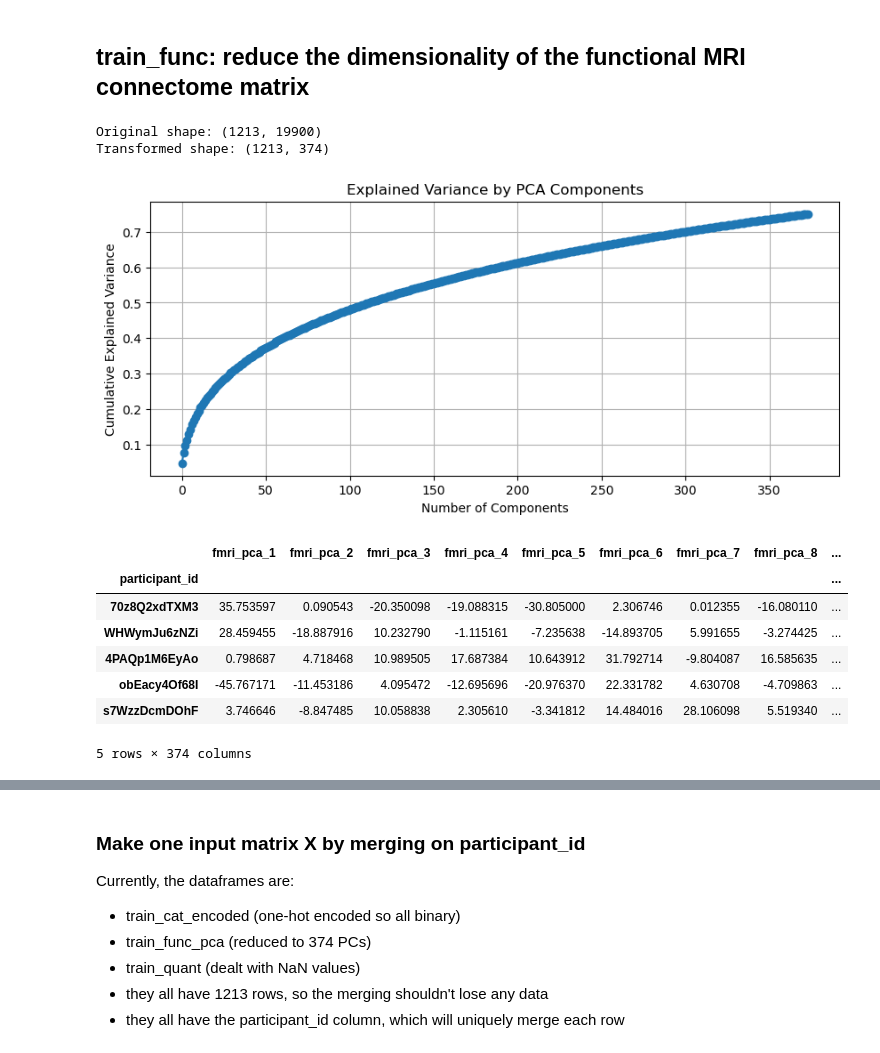
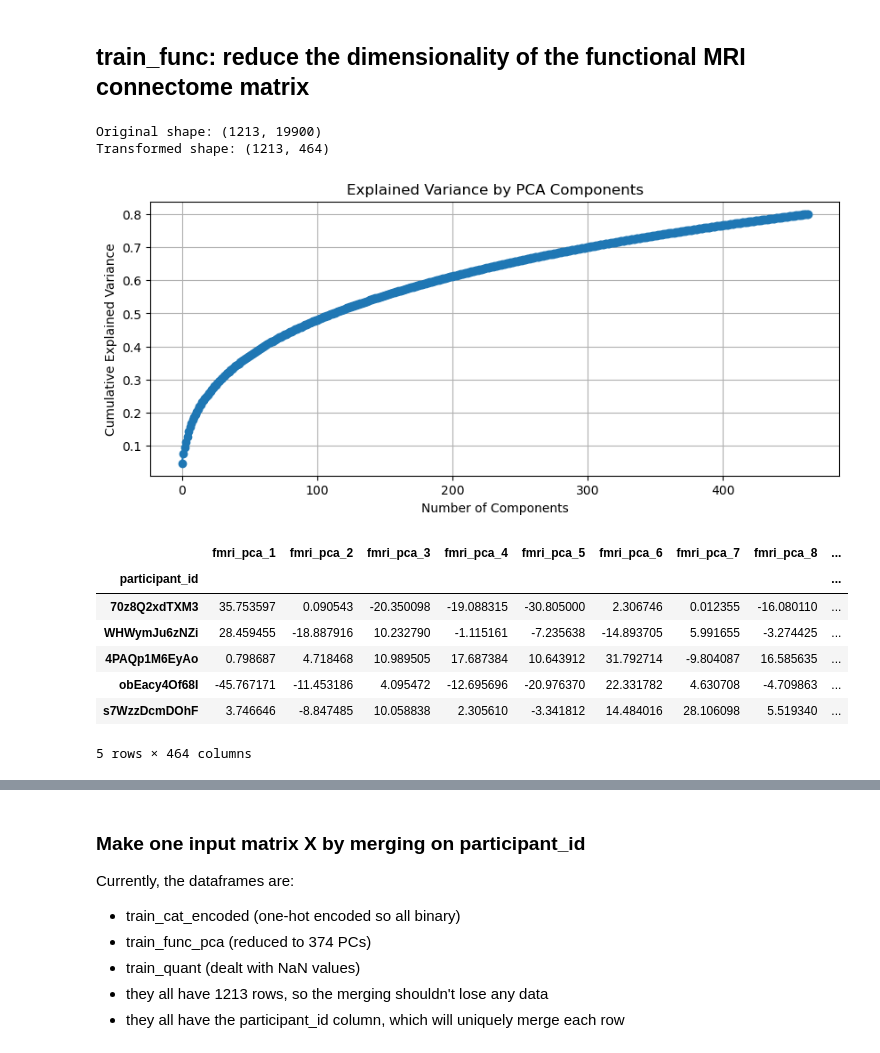
Before and after one commit to itszoetom/WiDSdatathon, a Jupyter notebook: model/model.ipynb, the cells around one changed output, grey strips where cells are left out. Saved outputs shown, nothing was run; the diff lists cells and outputs as text; code cells hidden in the pictures.

```diff
--- a/model/model.ipynb
+++ b/model/model.ipynb
@@ -223,29 +223,29 @@ train_cat_encoded.head()
 # %%
 # Separate the features (connectome matrix) from the participant IDs
 X = train_func.drop(columns=["participant_id"])
 scaler = StandardScaler()
 X_scaled = scaler.fit_transform(X)
 
 # Want to capture 75% of the variance
-pca = PCA(n_components=0.75)
+pca = PCA(n_components=0.80)
 X_pca = pca.fit_transform(X_scaled)
 
 # Shape of the transformed data
 print("Original shape:", X_scaled.shape)
 print("Transformed shape:", X_pca.shape)
 
 # Explained variance
 plt.figure(figsize=(10, 4))
 plt.plot(np.cumsum(pca.explained_variance_ratio_), marker="o")
 plt.xlabel("Number of Components")
 plt.ylabel("Cumulative Explained Variance")
 plt.title("Explained Variance by PCA Components")
 plt.grid(True)
 plt.show()
 # %% [output]
 Original shape: (1213, 19900)
-Transformed shape: (1213, 374)
+Transformed shape: (1213, 464)
-[figure, old version]
+[figure, new version]
 # %%
 train_func_pca = pd.DataFrame(
     X_pca,
@@ -261,7 +261,7 @@ train_func_pca.head()
 | 4PAQp1M6EyAo | 0.798687 | 4.718468 | 10.989505 | 17.687384 | 10.643912 | 31.792714 | -9.804087 | 16.585635 | ... |
 | obEacy4Of68I | -45.767171 | -11.453186 | 4.095472 | -12.695696 | -20.976370 | 22.331782 | 4.630708 | -4.709863 | ... |
 | s7WzzDcmDOhF | 3.746646 | -8.847485 | 10.058838 | 2.305610 | -3.341812 | 14.484016 | 28.106098 | 5.519340 | ... |
-5 rows × 374 columns
+5 rows × 464 columns
 # %%
 # Deal with NaN values
 train_quant = train_quant.fillna(
```
Also changed, not shown: parts of 13 cells of this notebook.
